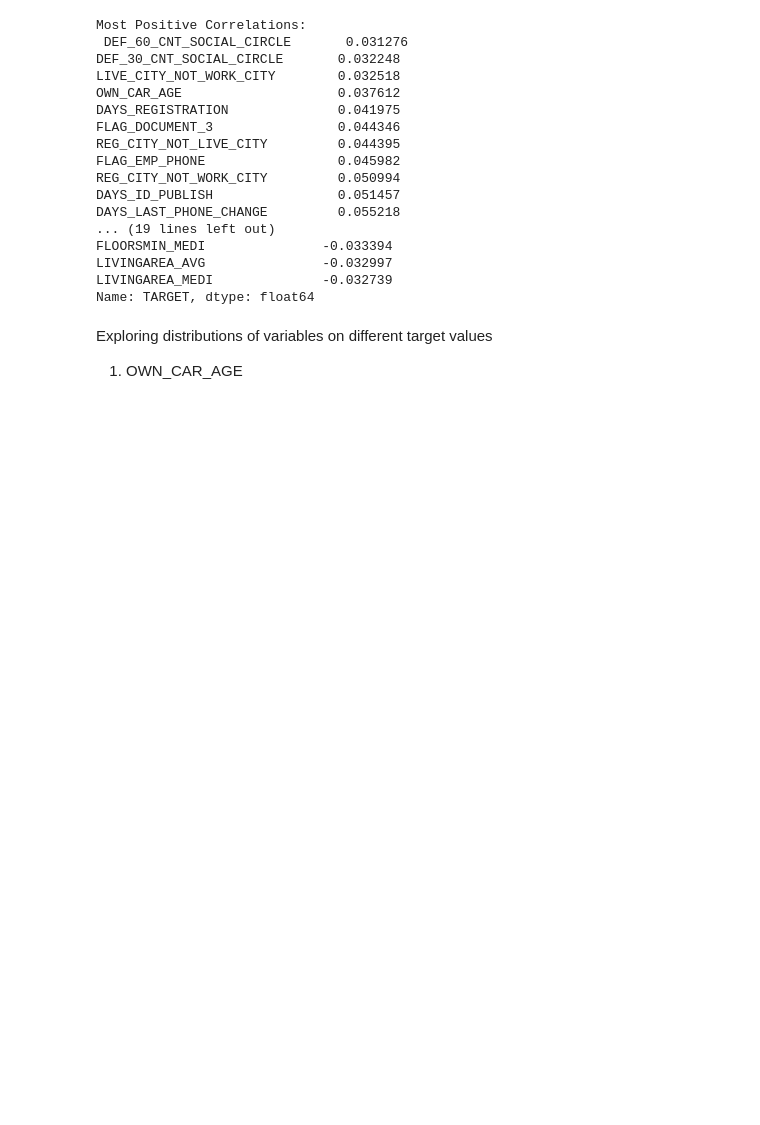
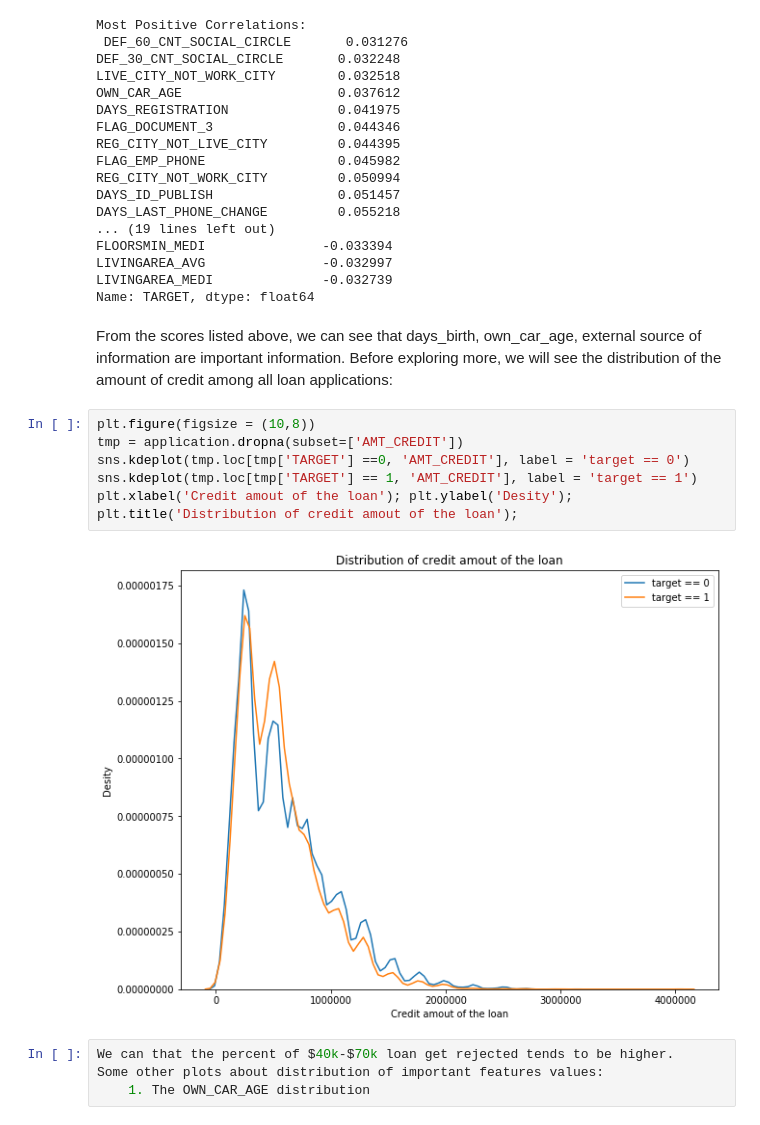
Before and after one commit to takura247/python, a Jupyter notebook: home_credit.ipynb, the cells around one changed output. Cells and saved outputs as stored; diff of their text form; blank space fills up the shorter version.

```diff
--- a/home_credit.ipynb
+++ b/home_credit.ipynb
@@ -57,8 +57,19 @@ FLOORSMIN_MEDI               -0.033394
 LIVINGAREA_AVG               -0.032997
 LIVINGAREA_MEDI              -0.032739
 Name: TARGET, dtype: float64
-# %% [markdown]
-Exploring distributions of variables on different target values
-1. OWN_CAR_AGE
+# %% [markdown]
+From the scores listed above, we can see that days_birth, own_car_age, external source of information are important information. Before exploring more, we will see the distribution of the amount of credit among all loan applications:
+# %%
+plt.figure(figsize = (10,8))
+tmp = application.dropna(subset=['AMT_CREDIT'])
+sns.kdeplot(tmp.loc[tmp['TARGET'] ==0, 'AMT_CREDIT'], label = 'target == 0')
+sns.kdeplot(tmp.loc[tmp['TARGET'] == 1, 'AMT_CREDIT'], label = 'target == 1')
+plt.xlabel('Credit amout of the loan'); plt.ylabel('Desity'); plt.title('Distribution of credit amout of the loan');
+# %% [output]
+[figure, added]
+# %%
+We can that the percent of $40k-$70k loan get rejected tends to be higher.
+Some other plots about distribution of important features values:
+    1. The OWN_CAR_AGE distribution
 # %%
 plt.figure(figsize = (10, 8))
```
Also changed, not shown: parts of 9 cells of this notebook, 3 other files.
